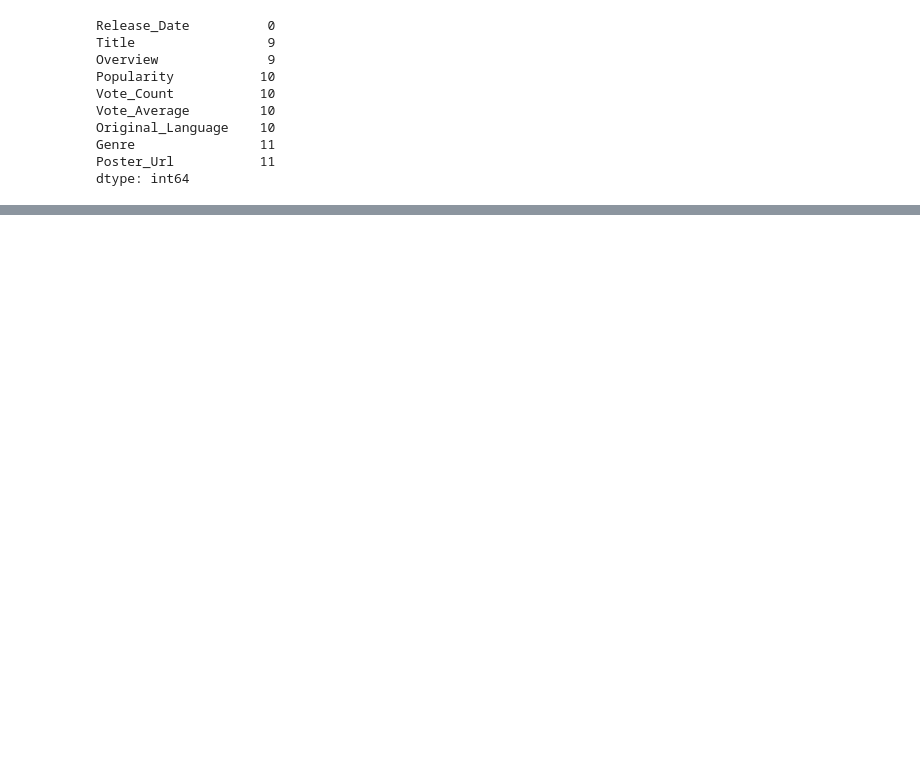
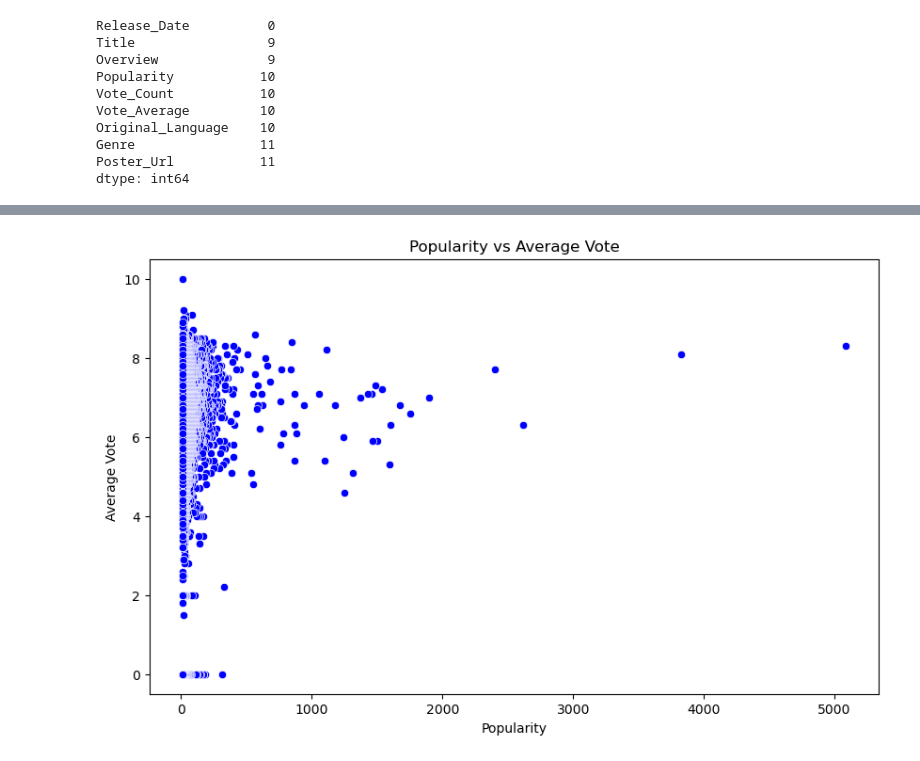
Before and after one commit to DataScience-DHBWKA/Data-Mining-Technos, a Jupyter notebook: Data-Mining-Technos.ipynb, the cells around one changed output, grey strips where cells are left out. Drawn from its saved outputs; the diff is of its cells as text; code cells hidden in the pictures; blank space fills up the shorter version.

```diff
--- a/Data-Mining-Technos.ipynb
+++ b/Data-Mining-Technos.ipynb
@@ -35,0 +54,2 @@ train_data.head()
+# %%
+train_data_clean = train_data_clean.dropna()
@@ -57,0 +128,6 @@ sns.heatmap(train_data.isnull(),yticklabels=False,cbar=False,cmap='viridis')
+# %%
+train_data_clean['Vote_Count'] = train_data_clean['Vote_Count'].astype(int)
+# %%
+train_data_clean['Release_Date'] = pd.to_datetime(train_data_clean['Release_Date'])
+# %%
+train_data_clean['Vote_Average'] = train_data_clean['Vote_Average'].astype(float)
@@ -57,0 +174,9 @@ sns.heatmap(train_data.isnull(),yticklabels=False,cbar=False,cmap='viridis')
+# %%
+plt.figure(figsize=(10, 6))
+sns.scatterplot(x='Popularity', y='Vote_Average', data=train_data_clean, color='blue')
+plt.title('Popularity vs Average Vote')
+plt.xlabel('Popularity')
+plt.ylabel('Average Vote')
+plt.show()
+# %% [output]
+[figure, added]
```
Also changed, not shown: parts of 16 cells of this notebook.
